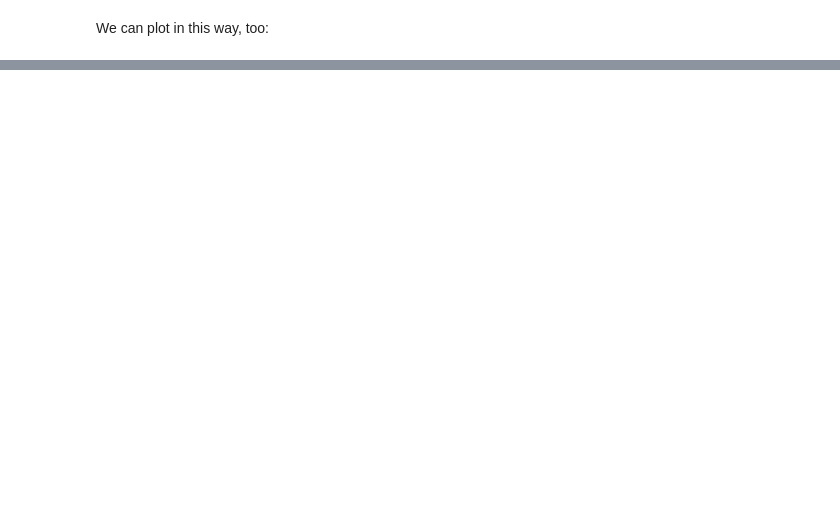
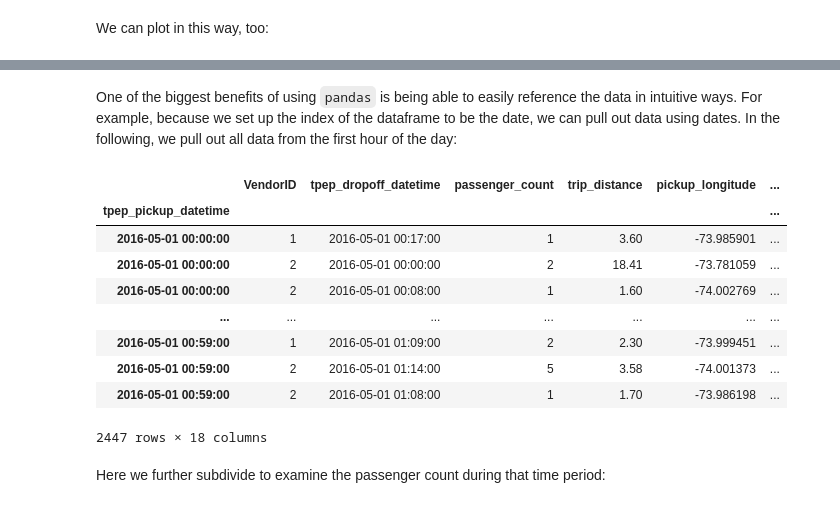
Before and after one commit to kthyng/python4geosciences, a Jupyter notebook: materials/1d.ipynb, the cells around one changed output, grey strips where cells are left out. Drawn from its saved outputs; the diff is of its cells as text; code cells hidden in the pictures; blank space fills up the shorter version.

```diff
--- a/materials/1d.ipynb
+++ b/materials/1d.ipynb
@@ -293,0 +63,17 @@ dftemptwice.plot(ax=ax, lw=7, ls=':', color='magenta', alpha=0.5)
+# %% [markdown]
+One of the biggest benefits of using `pandas` is being able to easily reference the data in intuitive ways. For example, because we set up the index of the dataframe to be the date, we can pull out data using dates. In the following, we pull out all data from the first hour of the day:
+# %%
+df['2016-05-01 00']
+# %% [output]
+|  | VendorID | tpep_dropoff_datetime | passenger_count | trip_distance | pickup_longitude | ... |
+| tpep_pickup_datetime |  |  |  |  |  | ... |
+| 2016-05-01 00:00:00 | 1 | 2016-05-01 00:17:00 | 1 | 3.60 | -73.985901 | ... |
+| 2016-05-01 00:00:00 | 2 | 2016-05-01 00:00:00 | 2 | 18.41 | -73.781059 | ... |
+| 2016-05-01 00:00:00 | 2 | 2016-05-01 00:08:00 | 1 | 1.60 | -74.002769 | ... |
+| ... | ... | ... | ... | ... | ... | ... |
+| 2016-05-01 00:59:00 | 1 | 2016-05-01 01:09:00 | 2 | 2.30 | -73.999451 | ... |
+| 2016-05-01 00:59:00 | 2 | 2016-05-01 01:14:00 | 5 | 3.58 | -74.001373 | ... |
+| 2016-05-01 00:59:00 | 2 | 2016-05-01 01:08:00 | 1 | 1.70 | -73.986198 | ... |
+2447 rows × 18 columns
+# %% [markdown]
+Here we further subdivide to examine the passenger count during that time period:
```
Also changed, not shown: parts of 52 cells of this notebook.
